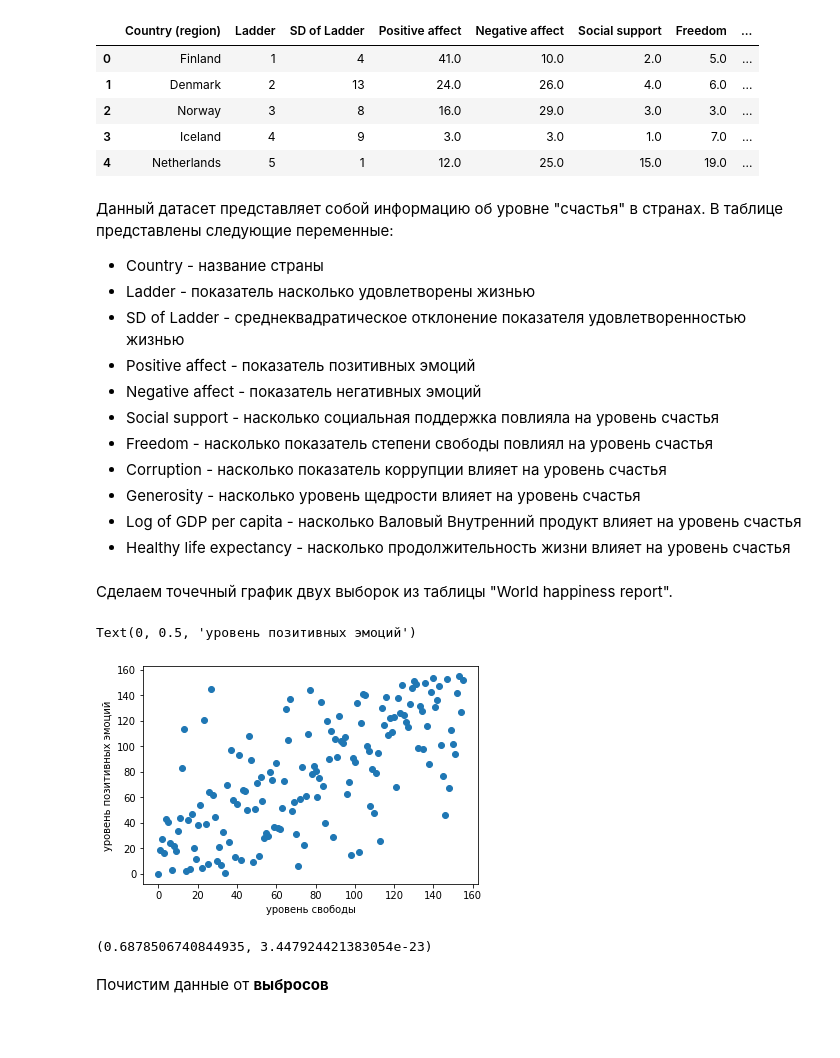
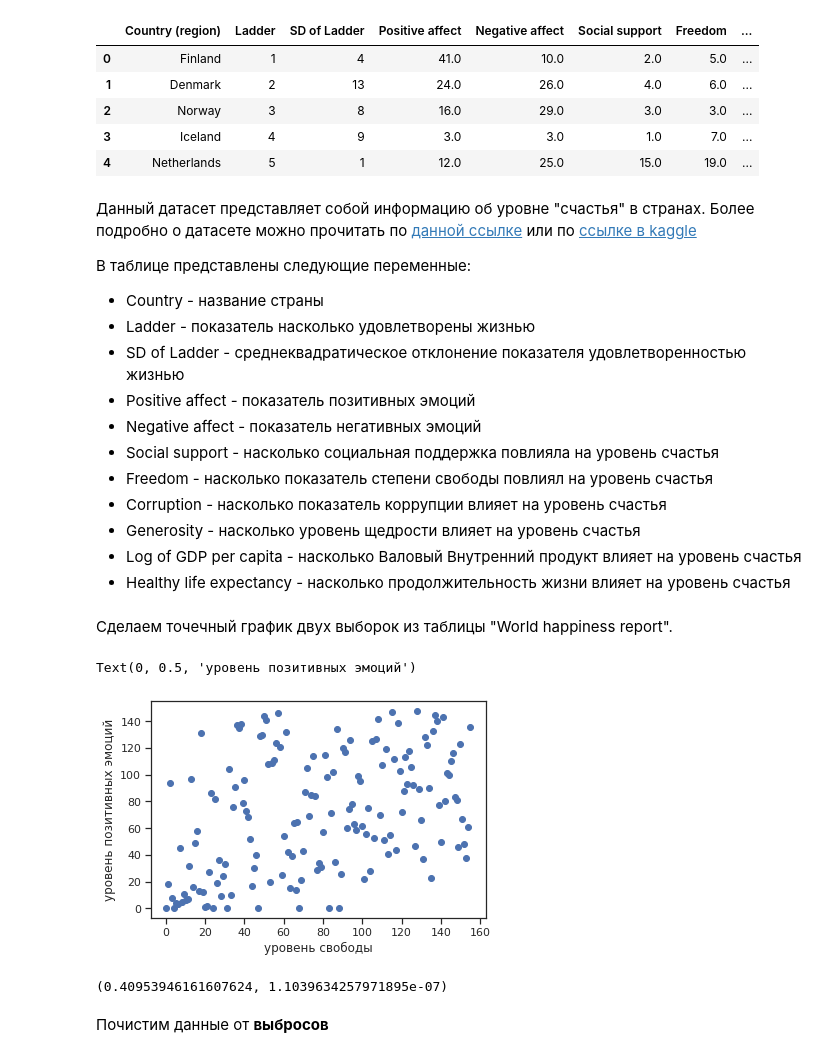
Before and after one commit to yustinaivanova/netology_statistics_february_20, a Jupyter notebook: lecture_2.ipynb, the cells around one changed output. Saved outputs shown, nothing was run; the diff lists cells and outputs as text; code cells hidden in the pictures; blank space fills up the shorter version.

```diff
--- a/lecture_2.ipynb
+++ b/lecture_2.ipynb
@@ -36,7 +36,8 @@ df.head()
 | 3 | Iceland | 4 | 9 | 3.0 | 3.0 | 1.0 | 7.0 | ... |
 | 4 | Netherlands | 5 | 1 | 12.0 | 25.0 | 15.0 | 19.0 | ... |
 # %% [markdown]
-Данный датасет представляет собой информацию об уровне "счастья" в странах.
+Данный датасет представляет собой информацию об уровне "счастья" в странах. Более подробно о датасете можно прочитать по [данной ссылке](https://data.world/promptcloud/world-happiness-report-2019) или по [ссылке в kaggle](https://www.kaggle.com/PromptCloudHQ/world-happiness-report-2019)
+
 В таблице представлены следующие переменные:
 *  Country - название страны
 *  Ladder - показатель насколько удовлетворены жизнью
@@ -54,17 +55,19 @@ df.head()
 # %%
 freedom = df['Freedom'] # уровень свободы
 positive = df['Positive affect'] # показатель позитивных эмоций
-#positive = df['Corruption']
-plt.scatter(freedom, positive)
+corruption = df['Corruption']
+#plt.scatter(freedom, positive)
+plt.scatter(freedom, corruption)
 plt.xlabel('уровень свободы')
 plt.ylabel('уровень позитивных эмоций')
 # %% [output]
 Text(0, 0.5, 'уровень позитивных эмоций')
-[figure, old version]
+[figure, new version]
-# %%
-pearsonr(freedom, positive)
-# %% [output]
-(0.6878506740844935, 3.447924421383054e-23)
+# %%
+#pearsonr(freedom, positive)
+pearsonr(corruption, freedom)
+# %% [output]
+(0.40953946161607624, 1.1039634257971895e-07)
 # %% [markdown]
 Почистим данные от **выбросов**
 # %% [markdown]
```
Also changed, not shown: parts of 29 cells of this notebook, 2 other files.
